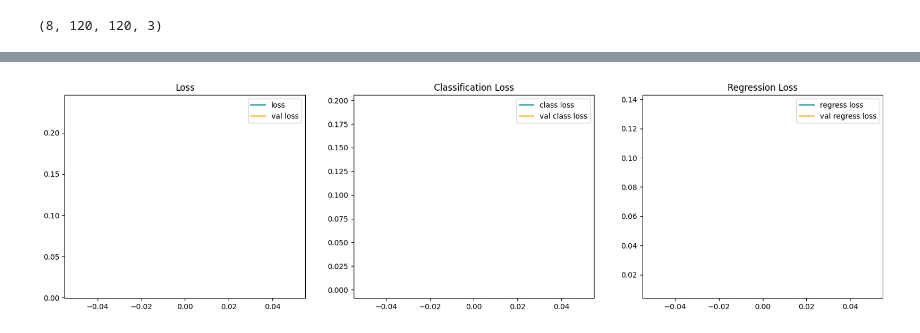
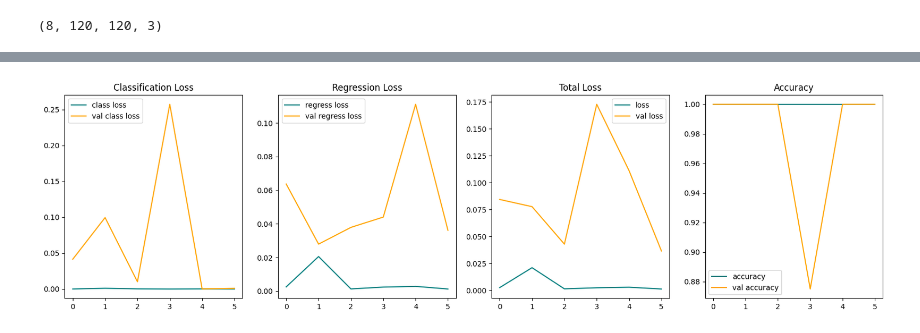
Before and after one commit to kompany04/Capstone_Project, a Jupyter notebook: Notebooks/BDM-3035_04_training.ipynb, the cells around one changed output, grey strips where cells are left out. Cells and saved outputs as stored; diff of their text form; code cells hidden in the pictures.

Commit message:
Training notebook update
Training notebook update according to milestone report # 4

```diff
--- a/Notebooks/BDM-3035_04_training.ipynb
+++ b/Notebooks/BDM-3035_04_training.ipynb
@@ -323,5 +326,9 @@ classes, coords
+# %%
+num_epochs = 10
+batches_per_epoch = len(train)
+lr_decay = (1. / 0.75 - 1) / batches_per_epoch
 # %%
-opt = tf.keras.optimizers.Adam(learning_rate = 0.0001)
+opt = tf.keras.optimizers.Adam(learning_rate = 0.0001, weight_decay = lr_decay)
 # %%
 # Creating localization loss and classification loss
 
@@ -414,0 +450,3 @@ tensorboard_callback = tf.keras.callbacks.TensorBoard(log_dir=logdir)
+# %%
+# defining log folder
+logdir= "logs/fit/" + datetime.datetime.now().strftime("%Y%m%d-%H%M%S")
@@ -415,3 +469,8 @@ tensorboard_callback = tf.keras.callbacks.TensorBoard(log_dir=logdir)
 # %%
-hist = model.fit(train, epochs=1, validation_data=val, callbacks=[tensorboard_callback])
+hist = model.fit(train,
+                 epochs          = num_epochs,
+                 validation_data = val,
+                 callbacks       = [tensorboard_callback,
+                                    early_stopping,
+                                    model_checkpoint])
 # %% [output]
@@ -429,21 +518,26 @@ hist.history
 # %%
-fig, ax = plt.subplots(ncols=3, figsize=(20,5))
+fig, ax = plt.subplots(ncols=4, figsize=(20,5))
 
-ax[0].plot(hist.history['total_loss'], color='teal', label='loss')
-ax[0].plot(hist.history['val_total_loss'], color='orange', label='val loss')
-ax[0].title.set_text('Loss')
+ax[0].plot(hist.history['class_loss'], color='teal', label='class loss')
+ax[0].plot(hist.history['val_class_loss'], color='orange', label='val class loss')
+ax[0].title.set_text('Classification Loss')
 ax[0].legend()
 
-ax[1].plot(hist.history['class_loss'], color='teal', label='class loss')
-ax[1].plot(hist.history['val_class_loss'], color='orange', label='val class loss')
-ax[1].title.set_text('Classification Loss')
+ax[1].plot(hist.history['regress_loss'], color='teal', label='regress loss')
+ax[1].plot(hist.history['val_regress_loss'], color='orange', label='val regress loss')
+ax[1].title.set_text('Regression Loss')
 ax[1].legend()
 
-ax[2].plot(hist.history['regress_loss'], color='teal', label='regress loss')
-ax[2].plot(hist.history['val_regress_loss'], color='orange', label='val regress loss')
-ax[2].title.set_text('Regression Loss')
+ax[2].plot(hist.history['total_loss'], color='teal', label='loss')
+ax[2].plot(hist.history['val_total_loss'], color='orange', label='val loss')
+ax[2].title.set_text('Total Loss')
 ax[2].legend()
 
+ax[3].plot(hist.history['accuracy'], color='teal', label='accuracy')
+ax[3].plot(hist.history['val_accuracy'], color='orange', label='val accuracy')
+ax[3].title.set_text('Accuracy')
+ax[3].legend()
+
 plt.show()
 # %% [output]
-[figure, old version]
+[figure, new version]
```
Also changed, not shown: parts of 24 cells of this notebook.
